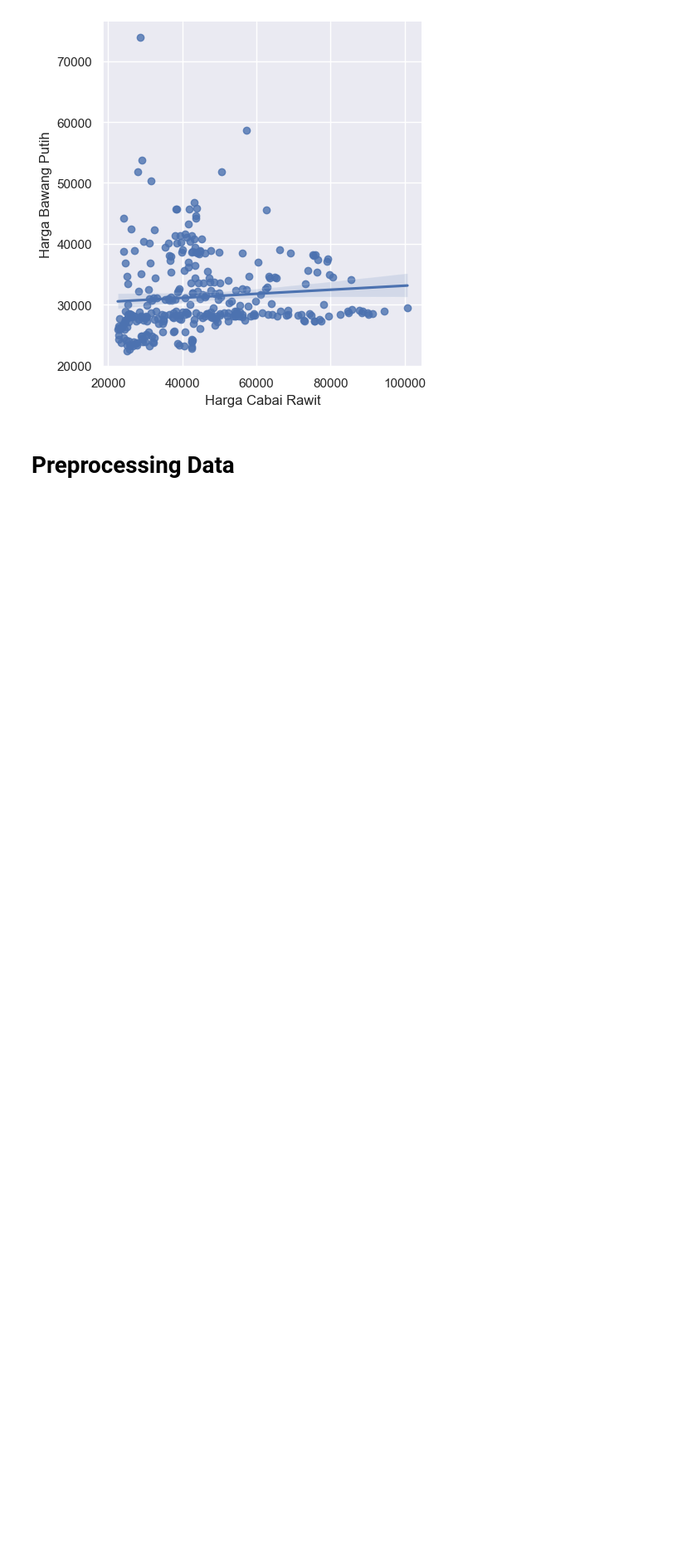
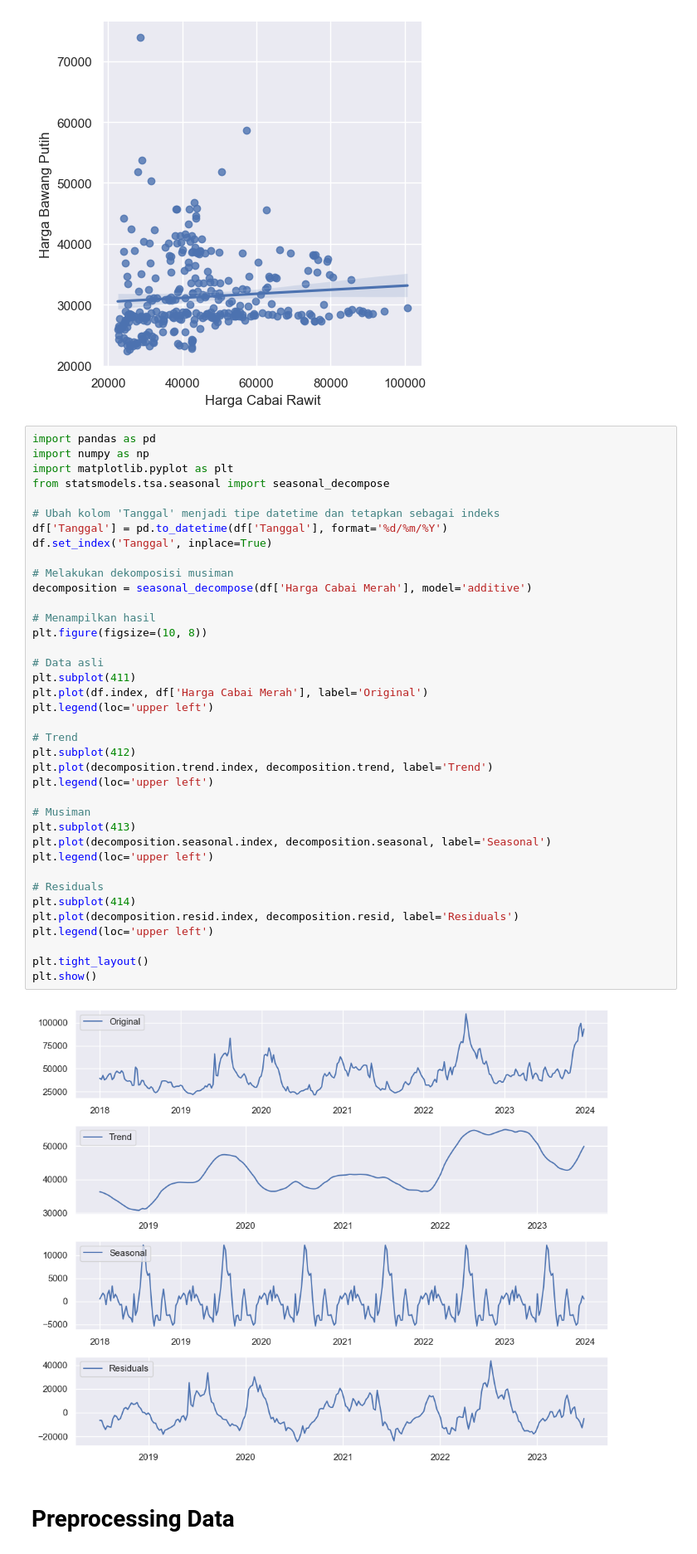
Before and after one commit to ihsanmi21/3.7-Tahun-Cabai-Merah-Skripsi, a Jupyter notebook: modelling/Model 3 Faktor testX dari prediksi.ipynb, the cells around one changed output. Shown at 83% size. Drawn from its saved outputs; the diff is of its cells as text; blank space fills up the shorter version.

```diff
--- a/modelling/Model 3 Faktor testX dari prediksi.ipynb
+++ b/modelling/Model 3 Faktor testX dari prediksi.ipynb
@@ -222,6 +222,46 @@ sns.lmplot(x="Harga Cabai Rawit", y="Harga Bawang Putih", data=df)
 plt.show()
 # %% [output]
 [figure]
+# %%
+import pandas as pd
+import numpy as np
+import matplotlib.pyplot as plt
+from statsmodels.tsa.seasonal import seasonal_decompose
+
+# Ubah kolom 'Tanggal' menjadi tipe datetime dan tetapkan sebagai indeks
+df['Tanggal'] = pd.to_datetime(df['Tanggal'], format='%d/%m/%Y')
+df.set_index('Tanggal', inplace=True)
+
+# Melakukan dekomposisi musiman
+decomposition = seasonal_decompose(df['Harga Cabai Merah'], model='additive')
+
+# Menampilkan hasil
+plt.figure(figsize=(10, 8))
+
+# Data asli
+plt.subplot(411)
+plt.plot(df.index, df['Harga Cabai Merah'], label='Original')
+plt.legend(loc='upper left')
+
+# Trend
+plt.subplot(412)
+plt.plot(decomposition.trend.index, decomposition.trend, label='Trend')
+plt.legend(loc='upper left')
+
+# Musiman
+plt.subplot(413)
+plt.plot(decomposition.seasonal.index, decomposition.seasonal, label='Seasonal')
+plt.legend(loc='upper left')
+
+# Residuals
+plt.subplot(414)
+plt.plot(decomposition.resid.index, decomposition.resid, label='Residuals')
+plt.legend(loc='upper left')
+
+plt.tight_layout()
+plt.show()
+# %% [output]
+[figure, added]
 # %% [markdown]
 # Preprocessing Data
 # %%
```
